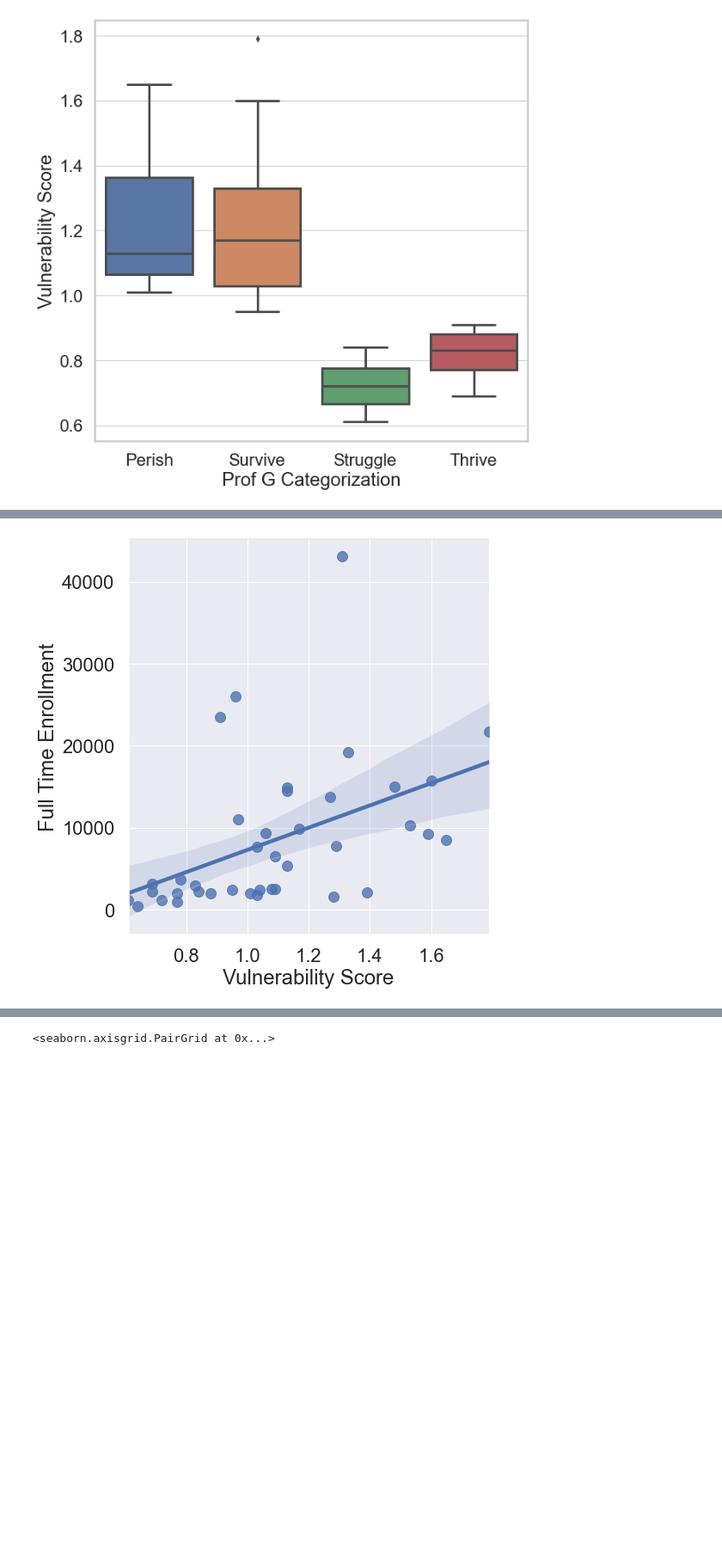
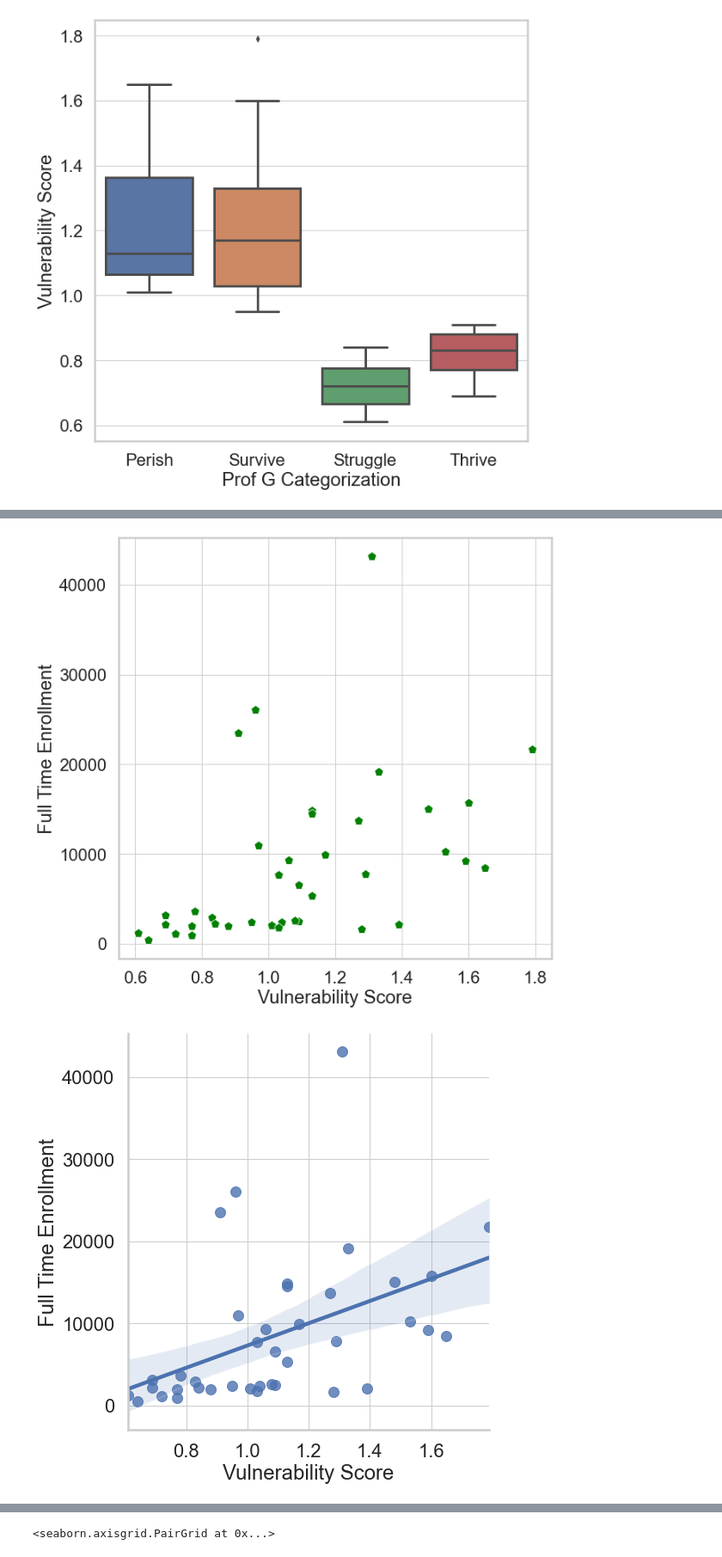
Before and after one commit to Shanicenj/CovidUniversities, a Jupyter notebook: uninydf.ipynb, the cells around one changed output, grey strips where cells are left out. Shown at 86% size. Drawn from its saved outputs; the diff is of its cells as text; code cells hidden in the pictures; blank space fills up the shorter version.

```diff
--- a/uninydf.ipynb
+++ b/uninydf.ipynb
@@ -109,6 +109,7 @@ ax = sns.boxplot(x = 'Prof G Categorization', y = 'Vulnerability Score', data =
 # %% [output]
 [figure]
 # %%
+sns.set_style("whitegrid")
 ax = sns.scatterplot(x = "Vulnerability Score", y = "Percentage of International Students", data = df, color = 'green', marker = 'p')
-ax = sns.lmplot(x = "Vulnerability Score", y = "Full Time Enrollment", data = df, height = 8, aspect = 1)
+ax = sns.lmplot(x = "Vulnerability Score", y = "Percentage of International Students", data = df, height = 8, aspect = 1)
 # %% [output]
@@ -116,5 +118,7 @@ ax = sns.lmplot(x = "Vulnerability Score", y = "Full Time Enrollment", data = df
 # %%
-ax = sns.scatterplot(x = "Vulnerability Score", y = "Percentage of International Students", data = df, color = 'green', marker = 'p')
+sns.set_style("whitegrid")
+ax = sns.scatterplot(x = "Vulnerability Score", y = "Full Time Enrollment", data = df, color = 'green', marker = 'p')
 ax = sns.lmplot(x = "Vulnerability Score", y = "Full Time Enrollment", data = df, height = 8, aspect = 1)
 # %% [output]
-[figure, old version]
+[figure, new version]
+[figure, added]
```
Also changed, not shown: parts of 5 cells of this notebook.
